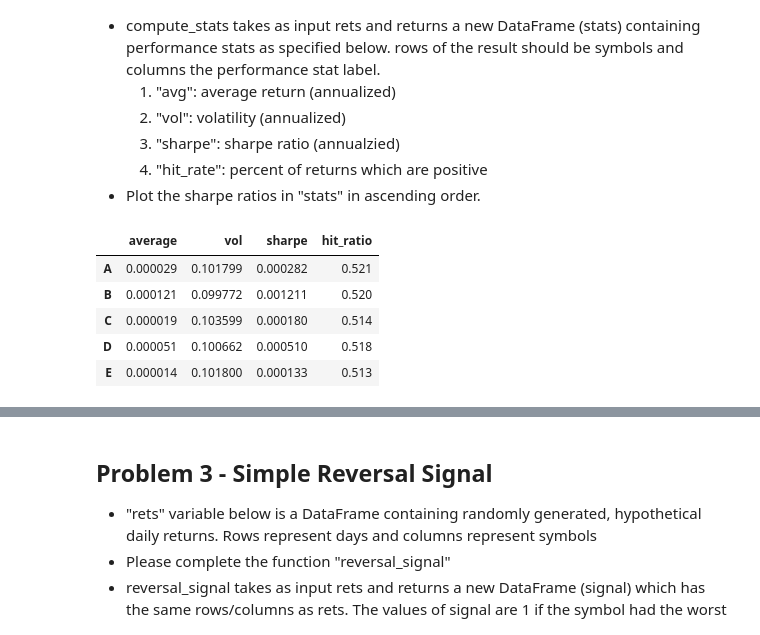
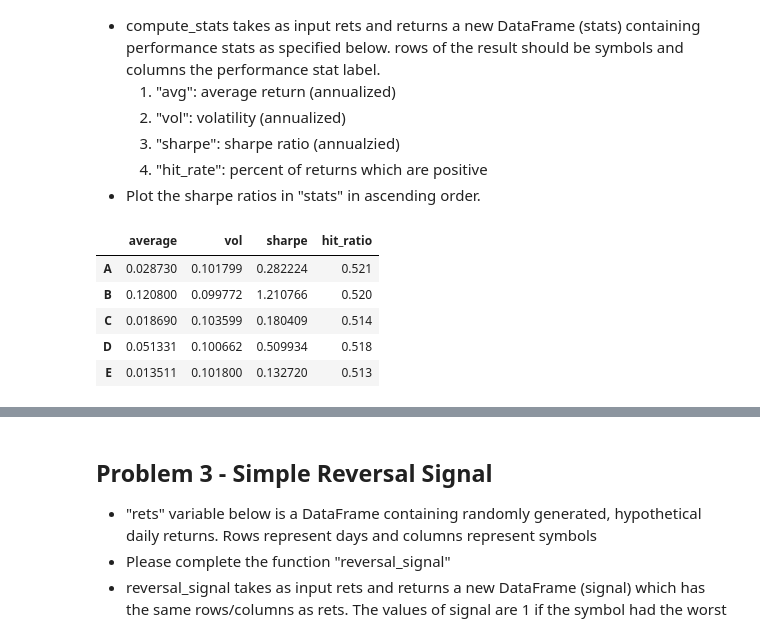
Before and after one commit to jofu-tofu/Trading-Bot, a Jupyter notebook: Data Analysis.ipynb, the cells around one changed output, grey strips where cells are left out. Cells and saved outputs as stored; diff of their text form; code cells hidden in the pictures.

```diff
--- a/Data Analysis.ipynb
+++ b/Data Analysis.ipynb
@@ -41,21 +41,21 @@ columns = ['A','B','C','D','E']
 rets = pd.DataFrame(rets,columns = columns)
 # %%
 def compute_stats(rets):
-    average = (1+rets.mean())**(252/rets.shape[0])-1
+    average = rets.mean()*252
     vol = rets.std() * np.sqrt(252)
     sharpe = average/vol
     hit_ratio = (rets>0).mean()
     return pd.DataFrame({'average':average,'vol':vol,'sharpe':sharpe,'hit_ratio':hit_ratio})
     # fill out the body here
     # return a DataFrame "stats"
     # columns should be performance stat label
     # rows should be symbols
 
 compute_stats(rets)
 # %% [output]
 |  | average | vol | sharpe | hit_ratio |
-| A | 0.000029 | 0.101799 | 0.000282 | 0.521 |
-| B | 0.000121 | 0.099772 | 0.001211 | 0.520 |
-| C | 0.000019 | 0.103599 | 0.000180 | 0.514 |
-| D | 0.000051 | 0.100662 | 0.000510 | 0.518 |
-| E | 0.000014 | 0.101800 | 0.000133 | 0.513 |
+| A | 0.028730 | 0.101799 | 0.282224 | 0.521 |
+| B | 0.120800 | 0.099772 | 1.210766 | 0.520 |
+| C | 0.018690 | 0.103599 | 0.180409 | 0.514 |
+| D | 0.051331 | 0.100662 | 0.509934 | 0.518 |
+| E | 0.013511 | 0.101800 | 0.132720 | 0.513 |
```
Also changed, not shown: parts of 1 cell of this notebook, 1 other file.
